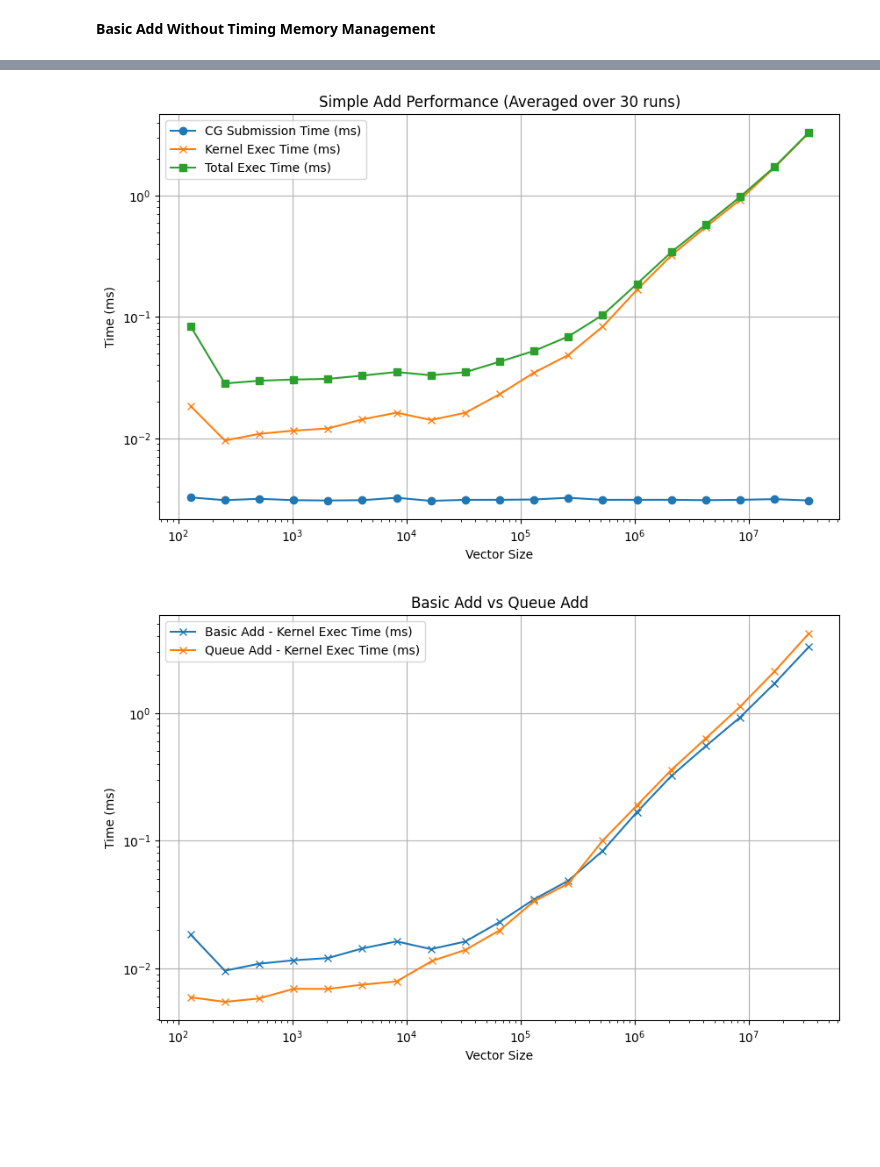
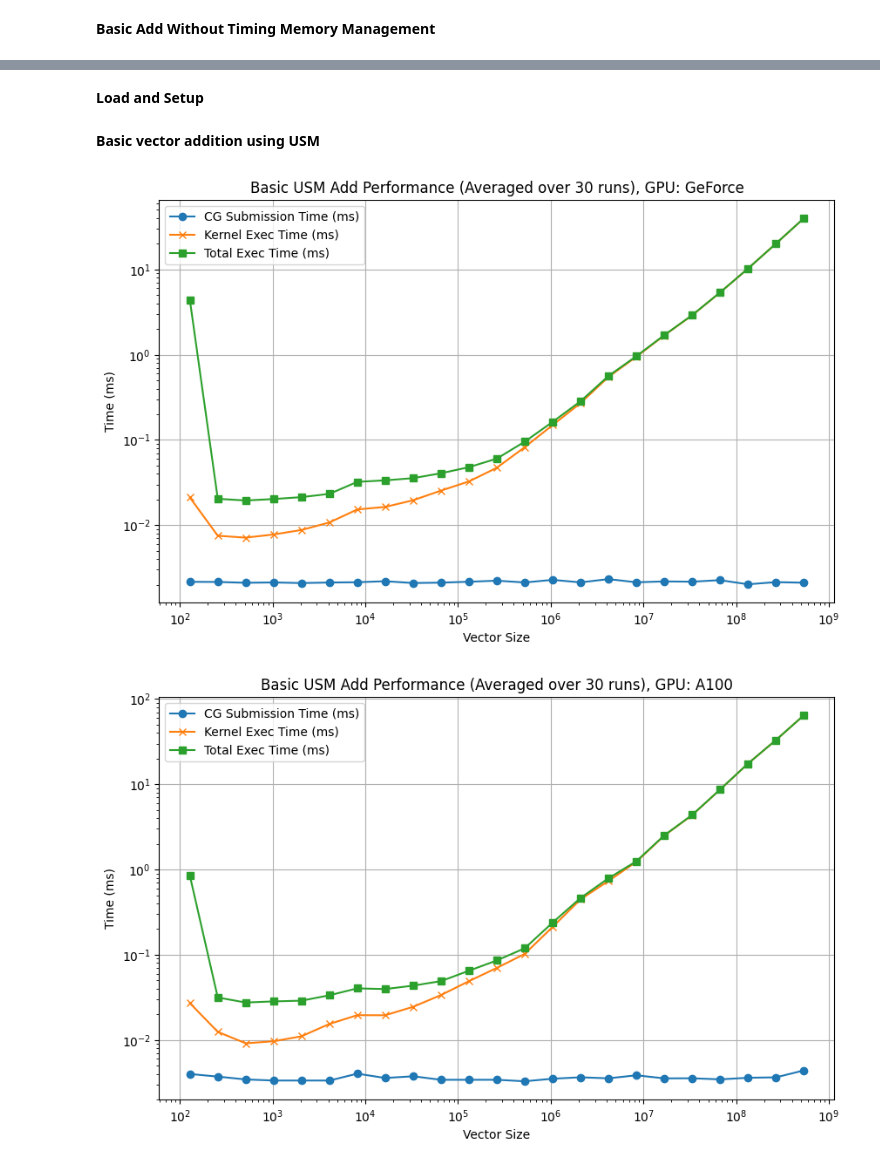
Before and after one commit to MichaelBo1/Fine-Grained-Parallelism-SYCL, a Jupyter notebook: sycl-port/vector-add/profiling-results/profiles.ipynb, the cells around one changed output, grey strips where cells are left out. Saved outputs shown, nothing was run; the diff lists cells and outputs as text; code cells hidden in the pictures; blank space fills up the shorter version.

Commit message:
WIP: fixing profiling

```diff
--- a/sycl-port/vector-add/profiling-results/profiles.ipynb
+++ b/sycl-port/vector-add/profiling-results/profiles.ipynb
@@ -55,40 +97,35 @@ plt.show()
+# %% [markdown]
+**Load and Setup**
+# %%
+import pandas as pd
+from matplotlib import pyplot as plt
+
+basic_add = pd.read_csv("profiling_va_usm.csv")
+multiq_add = pd.read_csv("profiling_global_multi_queue.csv")
+skmq_add = pd.read_csv("profiling_sk_global_multi_queue.csv")
+# %% [markdown]
+**Basic vector addition using USM**
 # %%
-df_simple_add = pd.read_csv("profiling_basic_va.csv")
 
-# Plot for Single Scalar Add
-plt.figure(figsize=(10, 6))
+gpus = basic_add['GPU'].unique()
 
-plt.plot(df_simple_add["VectorSize"], df_simple_add["CGSubmissionTime(ms)"], label="CG Submission Time (ms)", marker='o')
-plt.plot(df_simple_add["VectorSize"], df_simple_add["KernelExecTime(ms)"], label="Kernel Exec Time (ms)", marker='x')
-plt.plot(df_simple_add["VectorSize"], df_simple_add["TotalExecTime(ms)"], label="Total Exec Time (ms)", marker='s')
+for gpu in gpus:
+    gpu_df = basic_add[(basic_add["GPU"] == gpu)]
+    plt.figure(figsize=(10, 6))
 
-plt.xscale('log')
-plt.yscale('log')
-plt.title("Simple Add Performance (Averaged over 50 runs)")
-plt.xlabel("Vector Size")
-plt.ylabel("Time (ms)")
-plt.grid(True)
-plt.legend()
+    plt.plot(gpu_df["VecSize"], gpu_df["MeanCGSubmissionTime(ms)"], label="CG Submission Time (ms)", marker='o')
+    plt.plot(gpu_df["VecSize"], gpu_df["MeanKernelExecTime(ms)"], label="Kernel Exec Time (ms)", marker='x')
+    plt.plot(gpu_df["VecSize"], gpu_df["MeanTotalExecTime(ms)"], label="Total Exec Time (ms)", marker='s')
 
-plt.show()
+    plt.xscale('log')
+    plt.yscale('log')
+    plt.title(f"Basic USM Add Performance (Averaged over 30 runs), GPU: {gpu}")
+    plt.xlabel("Vector Size")
+    plt.ylabel("Time (ms)")
+    plt.grid(True)
+    plt.legend()
+
+    plt.show()
 # %% [output]
-[figure, old version]
+[figure, new version]
+[figure, added]
-# %%
-plt.figure(figsize=(10, 6))
-
-plt.plot(df_simple_add["VectorSize"], df_simple_add["KernelExecTime(ms)"], label="Basic Add - Kernel Exec Time (ms)", marker='x')
-event = "Queue Add"
-subset = df_q[df_q["Event"] == event]
-plt.plot(subset["VectorSize"], subset["KernelExecTime(ms)"], label=f"{event} - Kernel Exec Time (ms)", marker='x')
-
-plt.xscale('log')
-plt.yscale('log')
-plt.title("Basic Add vs Queue Add")
-plt.xlabel("Vector Size")
-plt.ylabel("Time (ms)")
-plt.grid(True)
-plt.legend()
-
-plt.show()
-# %% [output]
-[figure, removed]
```
Also changed, not shown: parts of 17 cells of this notebook, 7 other files.
